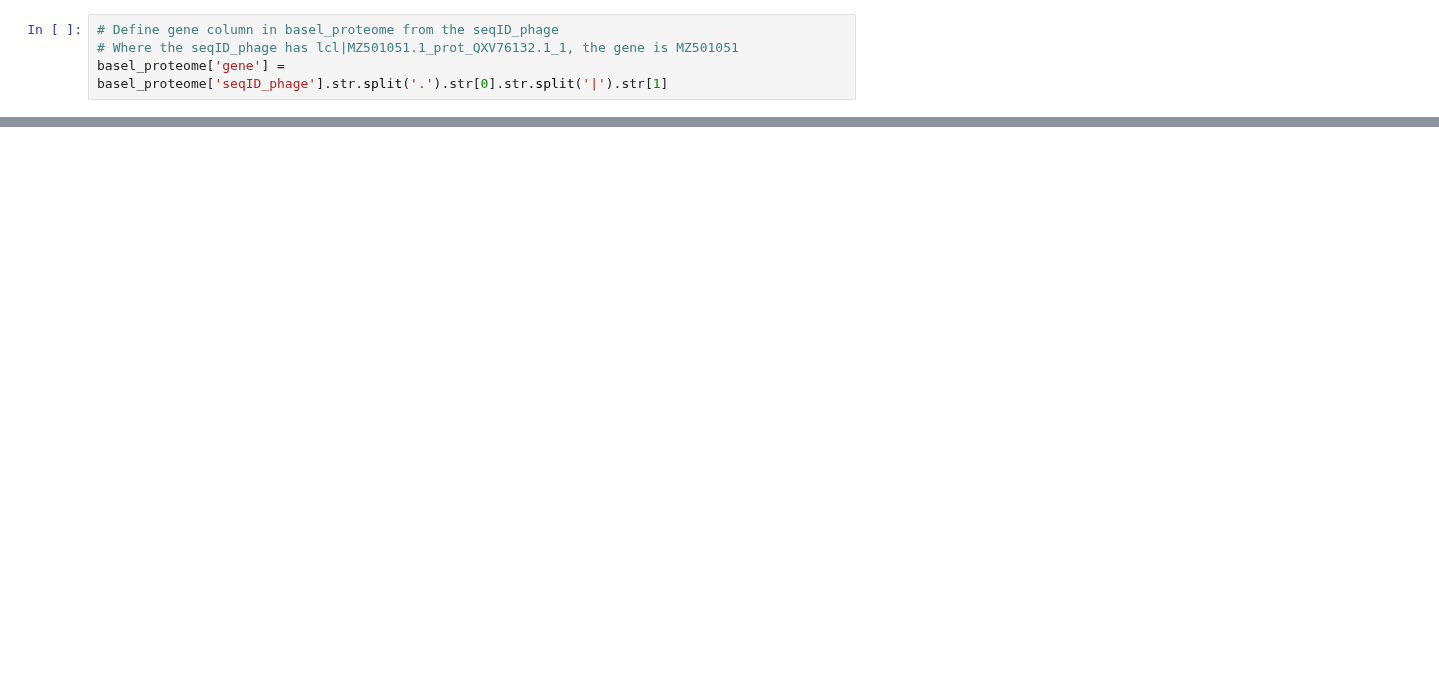
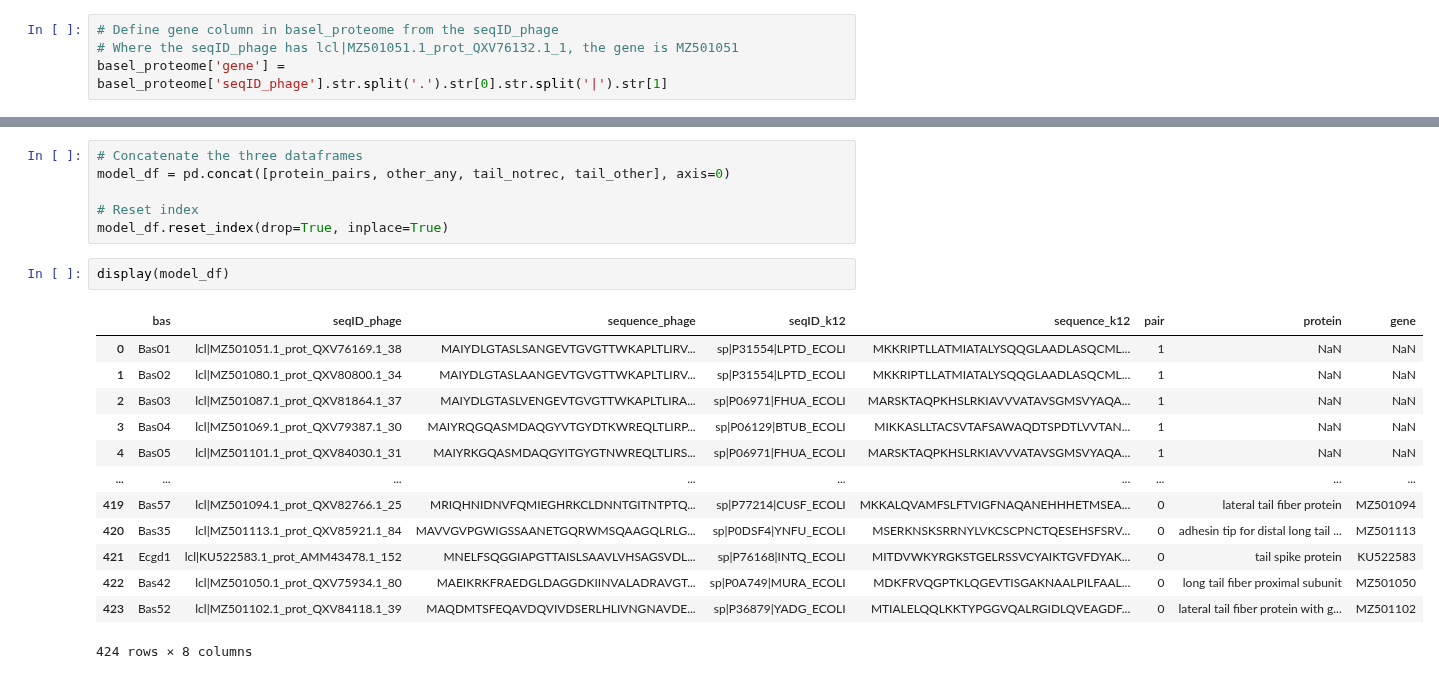
Before and after one commit to Drivahah/Predicting-phage-host-interaction-with-Language-Models, a Jupyter notebook: notebooks/02_regex_transform_data.ipynb, the cells around one changed output, grey strips where cells are left out. Saved outputs shown, nothing was run; the diff lists cells and outputs as text; blank space fills up the shorter version.

```diff
--- a/notebooks/02_regex_transform_data.ipynb
+++ b/notebooks/02_regex_transform_data.ipynb
@@ -240,0 +483,22 @@ Number of rows in RBPs after removing exclusion list: 852
+# %%
+# Concatenate the three dataframes
+model_df = pd.concat([protein_pairs, other_any, tail_notrec, tail_other], axis=0)
+
+# Reset index
+model_df.reset_index(drop=True, inplace=True)
+# %%
+display(model_df)
+# %% [output]
+|  | bas | seqID_phage | sequence_phage | seqID_k12 | sequence_k12 | pair | protein | gene |
+| 0 | Bas01 | lcl|MZ501051.1_prot_QXV76169.1_38 | MAIYDLGTASLSANGEVTGVGTTWKAPLTLIRV... | sp|P31554|LPTD_ECOLI | MKKRIPTLLATMIATALYSQQGLAADLASQCML... | 1 | NaN | NaN |
+| 1 | Bas02 | lcl|MZ501080.1_prot_QXV80800.1_34 | MAIYDLGTASLAANGEVTGVGTTWKAPLTLIRV... | sp|P31554|LPTD_ECOLI | MKKRIPTLLATMIATALYSQQGLAADLASQCML... | 1 | NaN | NaN |
+| 2 | Bas03 | lcl|MZ501087.1_prot_QXV81864.1_37 | MAIYDLGTASLVENGEVTGVGTTWKAPLTLIRA... | sp|P06971|FHUA_ECOLI | MARSKTAQPKHSLRKIAVVVATAVSGMSVYAQA... | 1 | NaN | NaN |
+| 3 | Bas04 | lcl|MZ501069.1_prot_QXV79387.1_30 | MAIYRQGQASMDAQGYVTGYDTKWREQLTLIRP... | sp|P06129|BTUB_ECOLI | MIKKASLLTACSVTAFSAWAQDTSPDTLVVTAN... | 1 | NaN | NaN |
+| 4 | Bas05 | lcl|MZ501101.1_prot_QXV84030.1_31 | MAIYRKGQASMDAQGYITGYGTNWREQLTLIRS... | sp|P06971|FHUA_ECOLI | MARSKTAQPKHSLRKIAVVVATAVSGMSVYAQA... | 1 | NaN | NaN |
+| ... | ... | ... | ... | ... | ... | ... | ... | ... |
+| 419 | Bas57 | lcl|MZ501094.1_prot_QXV82766.1_25 | MRIQHNIDNVFQMIEGHRKCLDNNTGITNTPTQ... | sp|P77214|CUSF_ECOLI | MKKALQVAMFSLFTVIGFNAQANEHHHETMSEA... | 0 | lateral tail fiber protein | MZ501094 |
+| 420 | Bas35 | lcl|MZ501113.1_prot_QXV85921.1_84 | MAVVGVPGWIGSSAANETGQRWMSQAAGQLRLG... | sp|P0DSF4|YNFU_ECOLI | MSERKNSKSRRNYLVKCSCPNCTQESEHSFSRV... | 0 | adhesin tip for distal long tail ... | MZ501113 |
+| 421 | Ecgd1 | lcl|KU522583.1_prot_AMM43478.1_152 | MNELFSQGGIAPGTTAISLSAAVLVHSAGSVDL... | sp|P76168|INTQ_ECOLI | MITDVWKYRGKSTGELRSSVCYAIKTGVFDYAK... | 0 | tail spike protein | KU522583 |
+| 422 | Bas42 | lcl|MZ501050.1_prot_QXV75934.1_80 | MAEIKRKFRAEDGLDAGGDKIINVALADRAVGT... | sp|P0A749|MURA_ECOLI | MDKFRVQGPTKLQGEVTISGAKNAALPILFAAL... | 0 | long tail fiber proximal subunit | MZ501050 |
+| 423 | Bas52 | lcl|MZ501102.1_prot_QXV84118.1_39 | MAQDMTSFEQAVDQVIVDSERLHLIVNGNAVDE... | sp|P36879|YADG_ECOLI | MTIALELQQLKKTYPGGVQALRGIDLQVEAGDF... | 0 | lateral tail fiber protein with g... | MZ501102 |
+424 rows × 8 columns
```
Also changed, not shown: parts of 23 cells of this notebook, 1 other file.
